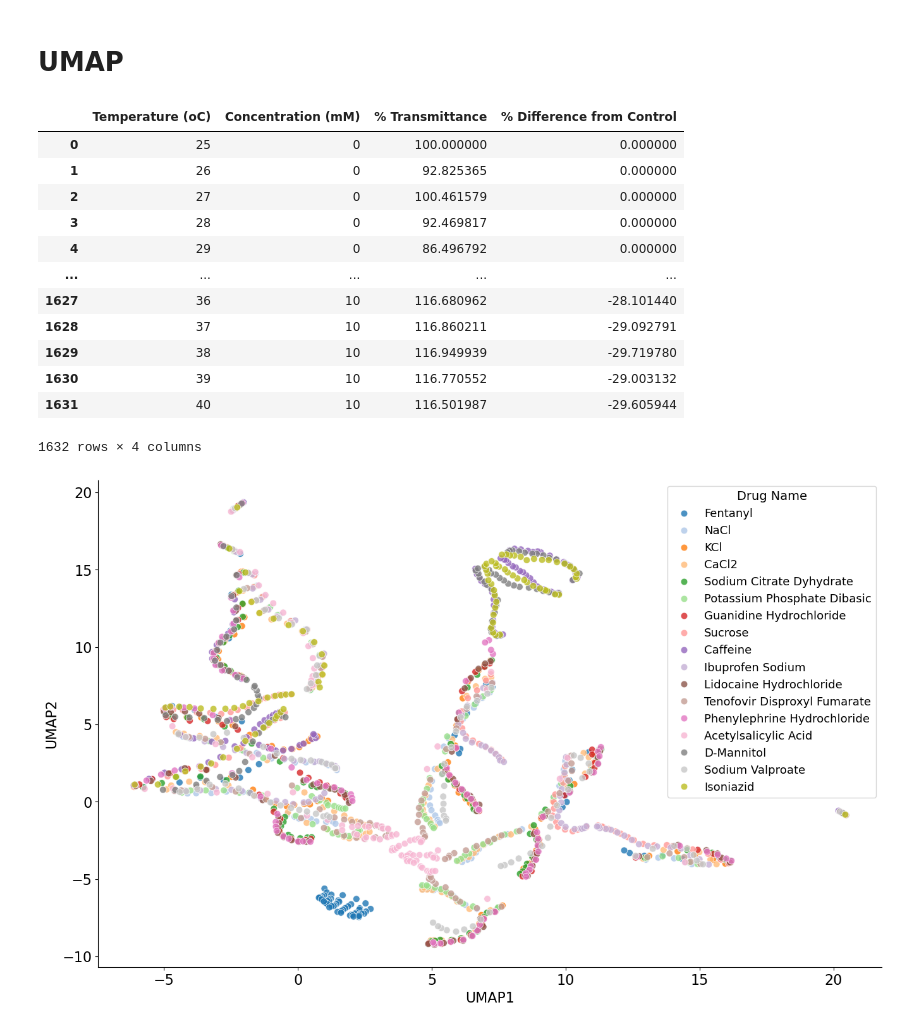
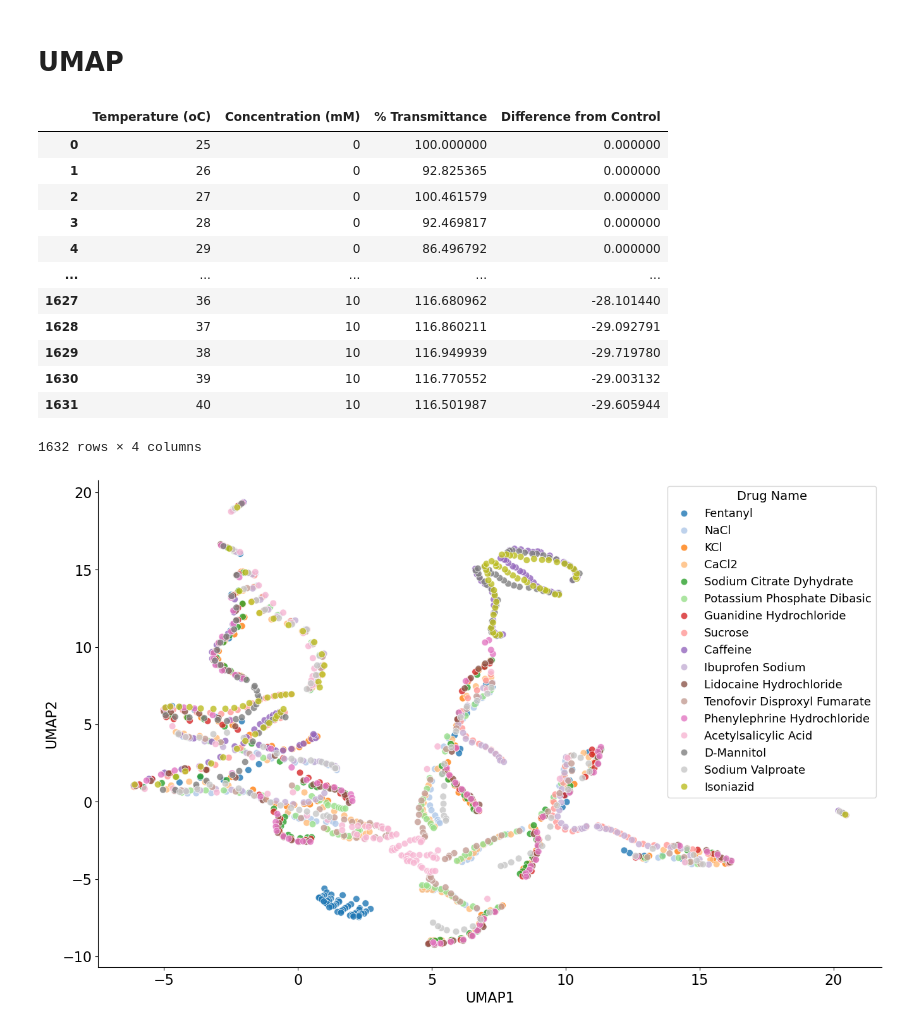
Before and after one commit to HelenaRos/Haslett_etal_FentanylDetection, a Jupyter notebook: UMAP/Haslett_etal_UMAP.ipynb, the cells around one changed output. Drawn from its saved outputs; the diff is of its cells as text; code cells hidden in the pictures.

```diff
--- a/UMAP/Haslett_etal_UMAP.ipynb
+++ b/UMAP/Haslett_etal_UMAP.ipynb
@@ -13,14 +13,14 @@ test = pd.read_csv("Ctest_data_processed.csv")
 train = pd.read_csv("training_data_processed.csv")
 # %%
 # Prep dataframe
-train.drop(columns=['Δ%T per °C', 'Difference from Control'], axis=1, inplace=True)
+#train.drop(columns=['Δ%T per °C', 'Difference from Control'], axis=1, inplace=True)
 
 drugname = train['Drug Name']
 train.drop(columns=['Drug Name'], axis=1, inplace=True)
 
 train
 # %% [output]
-|  | Temperature (oC) | Concentration (mM) | % Transmittance | % Difference from Control |
+|  | Temperature (oC) | Concentration (mM) | % Transmittance | Difference from Control |
 | 0 | 25 | 0 | 100.000000 | 0.000000 |
 | 1 | 26 | 0 | 92.825365 | 0.000000 |
 | 2 | 27 | 0 | 100.461579 | 0.000000 |
```
Also changed, not shown: parts of 3 cells of this notebook, 2 other files.
